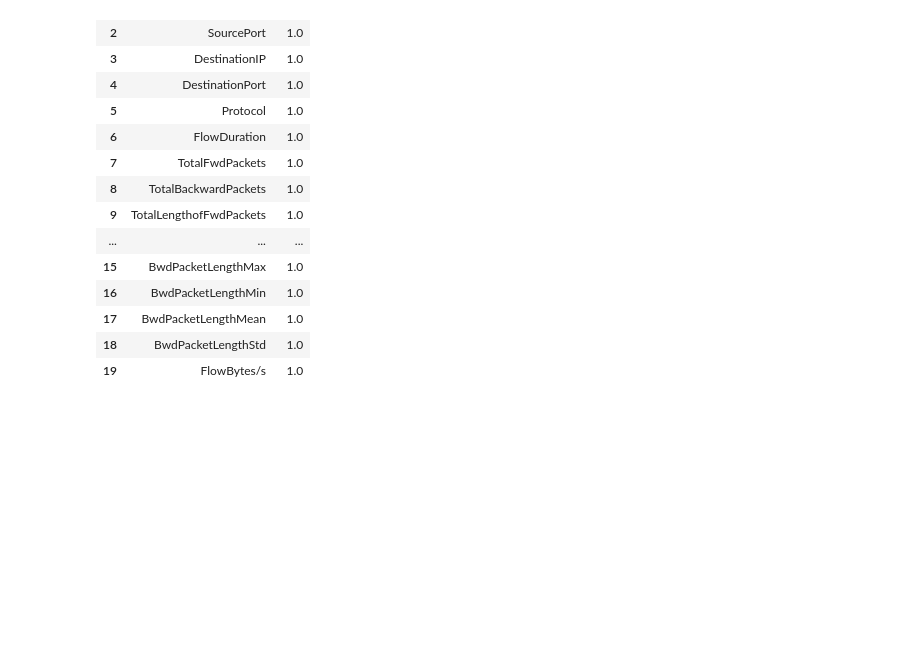
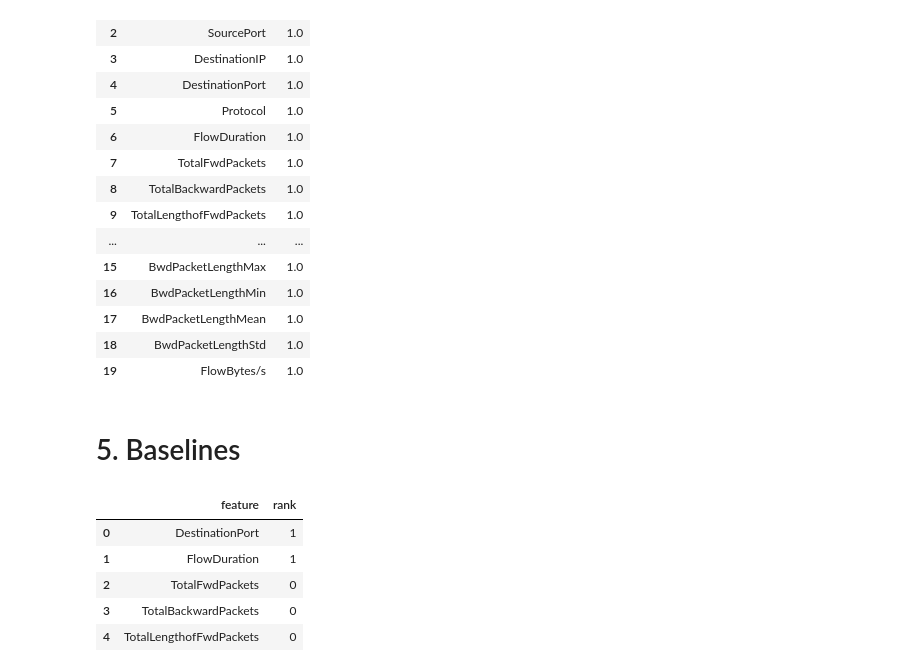
Before and after one commit to alexandrasklokin/CSI5388-Group-4-Project, a Jupyter notebook: notebooks/2.1 Feature Selection VarianceThreshold (Alexandra).ipynb, the cells around one changed output. Drawn from its saved outputs; the diff is of its cells as text; code cells hidden in the pictures; blank space fills up the shorter version.

Commit message:
added baseline

```diff
--- a/notebooks/2.1 Feature Selection VarianceThreshold (Alexandra).ipynb
+++ b/notebooks/2.1 Feature Selection VarianceThreshold (Alexandra).ipynb
@@ -227,3 +227,39 @@ udp_ranking.head(20)
 | 17 | BwdPacketLengthMean | 1.0 |
 | 18 | BwdPacketLengthStd | 1.0 |
 | 19 | FlowBytes/s | 1.0 |
+# %% [markdown]
+# 5. Baselines
+# %%
+def baseline_VarianceThreshold(train_df, threshold, verbose):
+
+    selectedFeatures = []
+
+    X_train = train_df.drop([target_feature], axis=1)
+    y_train = train_df[target_feature]
+
+    selectedFeatures =  VarianceThreshold_Helper(X_train, threshold)
+
+    rank_data = {}
+    features = train_df.columns.tolist()
+    ranks = []
+
+    for feature in features:
+        if verbose :
+            print("Feature: "+feature+". Count: "+str(selectedFeatures.count(feature)))
+        ranks.append(selectedFeatures.count(feature))
+
+    rank_data = {'feature':features, 'rank':ranks}
+    rank_df = pd.DataFrame(rank_data)
+
+    return rank_df
+# %%
+portmap_ranking_baseline = baseline_VarianceThreshold(ddos_portmap_2018_df, 0.005, verbose=False)
+portmap_ranking_baseline.to_csv("../baseline_ranking/CSE_CIC_IDS2018/ddos_portmap_2018_VarianceThreshold.csv")
+portmap_ranking_baseline.head(5)
+# %% [output]
+|  | feature | rank |
+| 0 | DestinationPort | 1 |
+| 1 | FlowDuration | 1 |
+| 2 | TotalFwdPackets | 0 |
+| 3 | TotalBackwardPackets | 0 |
+| 4 | TotalLengthofFwdPackets | 0 |
```
Also changed, not shown: parts of 4 cells of this notebook, 5 other files.
